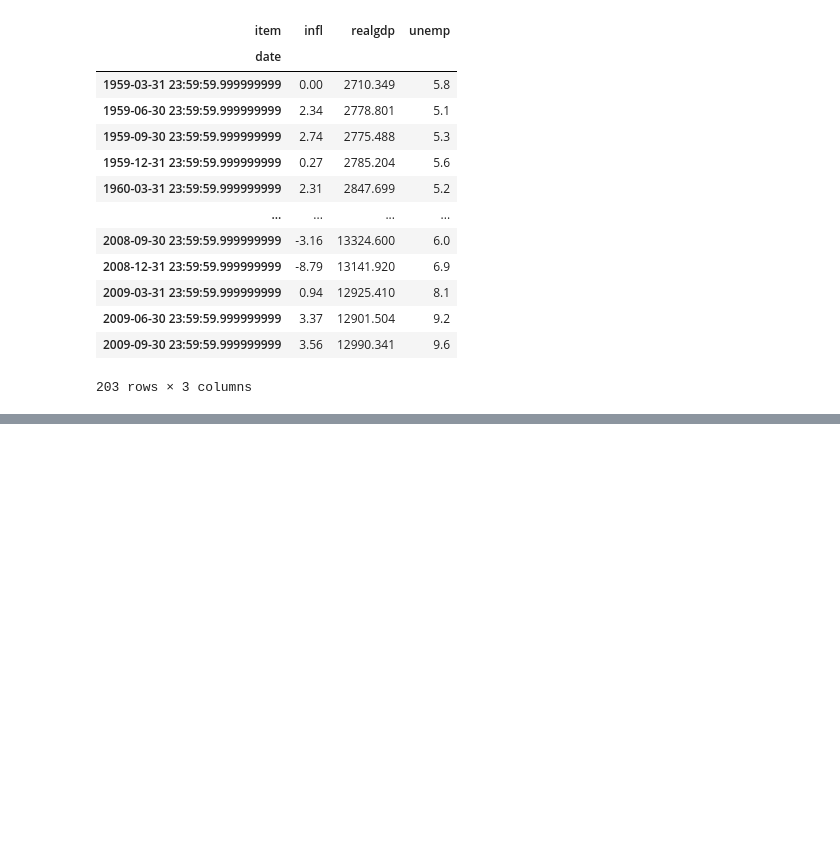
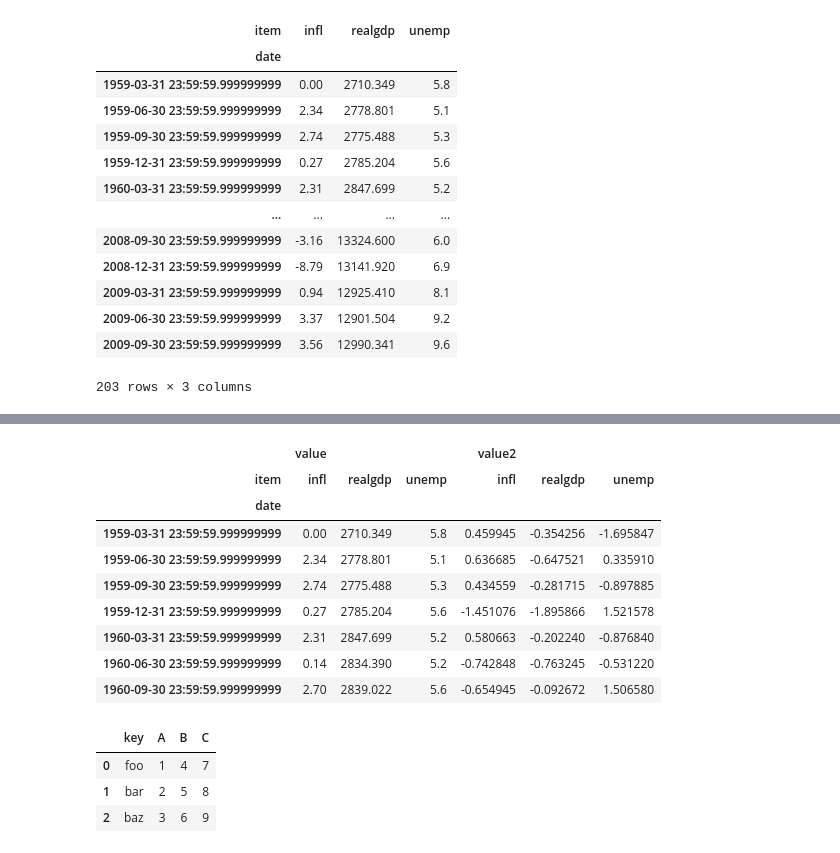
Before and after one commit to myungjae6/python, a Jupyter notebook: Chapter 8.ipynb, the cells around one changed output, grey strips where cells are left out. Saved outputs shown, nothing was run; the diff lists cells and outputs as text; code cells hidden in the pictures; blank space fills up the shorter version.

```diff
--- a/Chapter 8.ipynb
+++ b/Chapter 8.ipynb
@@ -1011,0 +1061,15 @@ ldata['value2'] = np.random.randn(len(ldata))
+# %%
+unstacked = ldata.set_index(['date', 'item']).unstack('item')
+# %%
+unstacked[:7]
+# %% [output]
+|  | value |  |  | value2 |  |  |
+| item | infl | realgdp | unemp | infl | realgdp | unemp |
+| date |  |  |  |  |  |  |
+| 1959-03-31 23:59:59.999999999 | 0.00 | 2710.349 | 5.8 | 0.459945 | -0.354256 | -1.695847 |
+| 1959-06-30 23:59:59.999999999 | 2.34 | 2778.801 | 5.1 | 0.636685 | -0.647521 | 0.335910 |
+| 1959-09-30 23:59:59.999999999 | 2.74 | 2775.488 | 5.3 | 0.434559 | -0.281715 | -0.897885 |
+| 1959-12-31 23:59:59.999999999 | 0.27 | 2785.204 | 5.6 | -1.451076 | -1.895866 | 1.521578 |
+| 1960-03-31 23:59:59.999999999 | 2.31 | 2847.699 | 5.2 | 0.580663 | -0.202240 | -0.876840 |
+| 1960-06-30 23:59:59.999999999 | 0.14 | 2834.390 | 5.2 | -0.742848 | -0.763245 | -0.531220 |
+| 1960-09-30 23:59:59.999999999 | 2.70 | 2839.022 | 5.6 | -0.654945 | -0.092672 | 1.506580 |
@@ -1011,0 +1081,7 @@ ldata['value2'] = np.random.randn(len(ldata))
+# %%
+df
+# %% [output]
+|  | key | A | B | C |
+| 0 | foo | 1 | 4 | 7 |
+| 1 | bar | 2 | 5 | 8 |
+| 2 | baz | 3 | 6 | 9 |
```
Also changed, not shown: parts of 26 cells of this notebook.
